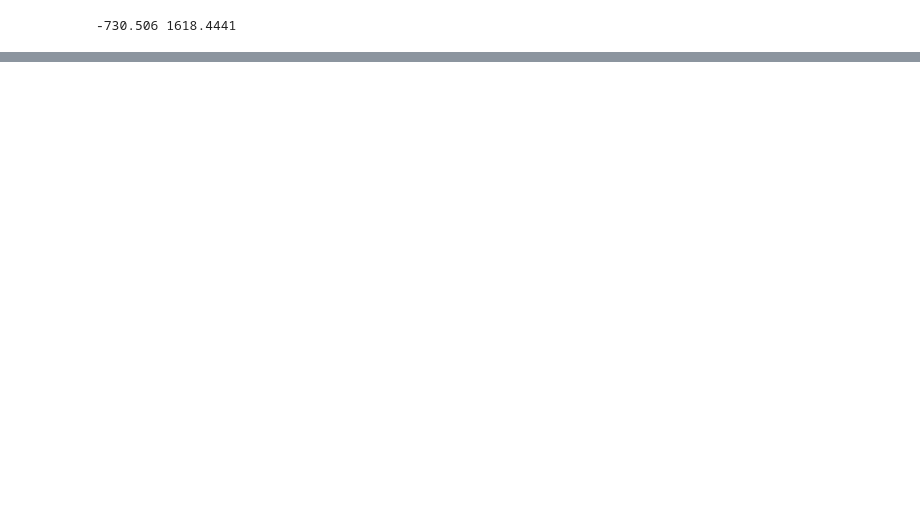
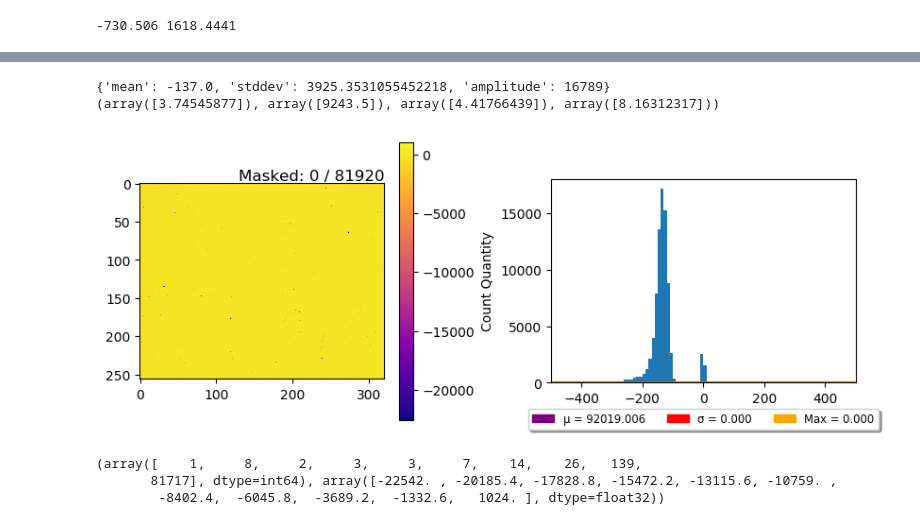
Before and after one commit to psmd-iberutaru/IfA-Smeargle, a Jupyter notebook: Testing.ipynb, the cells around one changed output, grey strips where cells are left out. Cells and saved outputs as stored; diff of their text form; code cells hidden in the pictures; blank space fills up the shorter version.

```diff
--- a/Testing.ipynb
+++ b/Testing.ipynb
@@ -112,0 +168,21 @@ np_ma.count_masked(data)
+# %%
+first_run.OscarConfig.general_histogram_config['fit_gaussian'] = True
+first_run.OscarConfig.general_histogram_config['bin_width'] = 10
+first_run.OscarConfig.general_histogram_config['histogram_plot_paramters']['range'] = [-500,500]
+
+__, __, data = ifa.meta.meta_faa.smeargle_open_fits_file("./Data\Saphria__num;14__detBias;4.5Vdown__1025-1040.fits")
+figure2 = ifa.oscar.multi.plot_single_heatmap_and_histogram(data.data,first_run)
+#figure.axes[1].axvline(np.nanmean(data.data))
+plt.show(figure2)
+
+# [ 72 120 136 250 294]
+#[-16074. -14058. -13386.  -8598.  -6750.]
+
+print(np.histogram(data.data,bins=10))
+# %% [output]
+{'mean': -137.0, 'stddev': 3925.3531055452218, 'amplitude': 16789}
+(array([3.74545877]), array([9243.5]), array([4.41766439]), array([8.16312317]))
+[figure, added]
+(array([    1,     8,     2,     3,     3,     7,    14,    26,   139,
+       81717], dtype=int64), array([-22542. , -20185.4, -17828.8, -15472.2, -13115.6, -10759. ,
+        -8402.4,  -6045.8,  -3689.2,  -1332.6,   1024. ], dtype=float32))
```
Also changed, not shown: parts of 7 cells of this notebook, 12 other files.
